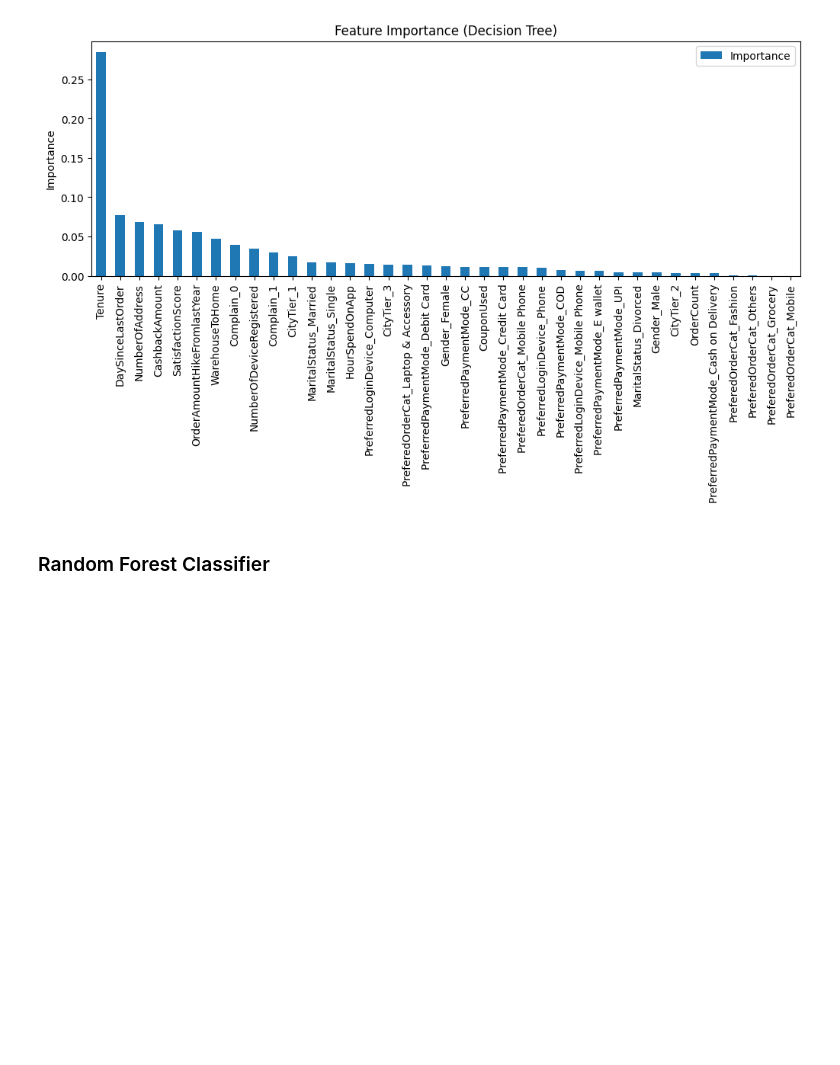
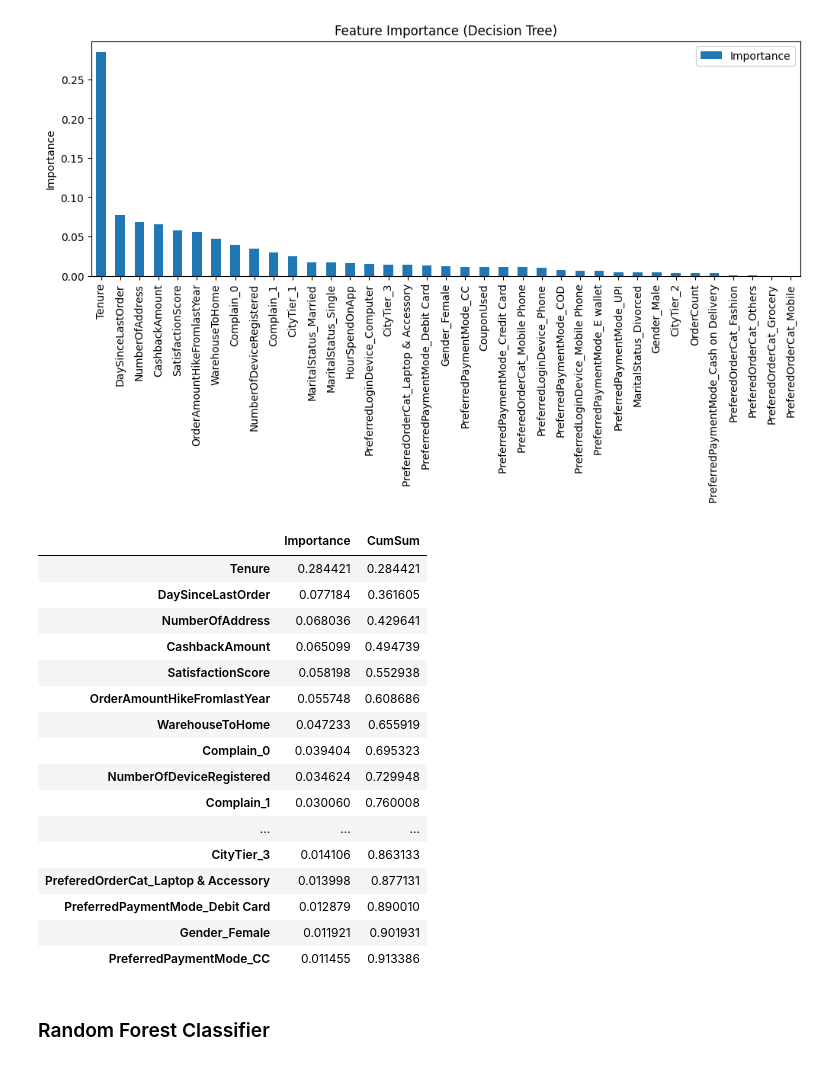
Before and after one commit to straylight77/data-sci-learning, a Jupyter notebook: dat203/final.ipynb, the cells around one changed output. Cells and saved outputs as stored; diff of their text form; code cells hidden in the pictures; blank space fills up the shorter version.

Commit message:
Added a table summary of top 20 important features for each model.

```diff
--- a/dat203/final.ipynb
+++ b/dat203/final.ipynb
@@ -108,12 +108,12 @@ df.duplicated().sum()
 # %% [output]
 0
 # %%
-for c in df.columns:
-    if df[c].dtypes == 'object':
+for c in df_raw.columns:
+    if df_raw[c].dtypes == 'object':
         print("---------------------------------")
         print(c)
         print()
-        print(df[c].value_counts())
+        print(df_raw[c].value_counts())
         print()
         print()
 # %% [output]
@@ -680,6 +697,27 @@ plt.title("Feature Importance (Decision Tree)")
 plt.show()
 # %% [output]
 [figure]
+# %%
+imp_df['CumSum'] = imp_df['Importance'].cumsum()
+imp_df.iloc[0:20]
+# %% [output]
+|  | Importance | CumSum |
+| Tenure | 0.284421 | 0.284421 |
+| DaySinceLastOrder | 0.077184 | 0.361605 |
+| NumberOfAddress | 0.068036 | 0.429641 |
+| CashbackAmount | 0.065099 | 0.494739 |
+| SatisfactionScore | 0.058198 | 0.552938 |
+| OrderAmountHikeFromlastYear | 0.055748 | 0.608686 |
+| WarehouseToHome | 0.047233 | 0.655919 |
+| Complain_0 | 0.039404 | 0.695323 |
+| NumberOfDeviceRegistered | 0.034624 | 0.729948 |
+| Complain_1 | 0.030060 | 0.760008 |
+| ... | ... | ... |
+| CityTier_3 | 0.014106 | 0.863133 |
+| PreferedOrderCat_Laptop & Accessory | 0.013998 | 0.877131 |
+| PreferredPaymentMode_Debit Card | 0.012879 | 0.890010 |
+| Gender_Female | 0.011921 | 0.901931 |
+| PreferredPaymentMode_CC | 0.011455 | 0.913386 |
 # %% [markdown]
 ### Random Forest Classifier
 # %%
```
Also changed, not shown: parts of 29 cells of this notebook.
